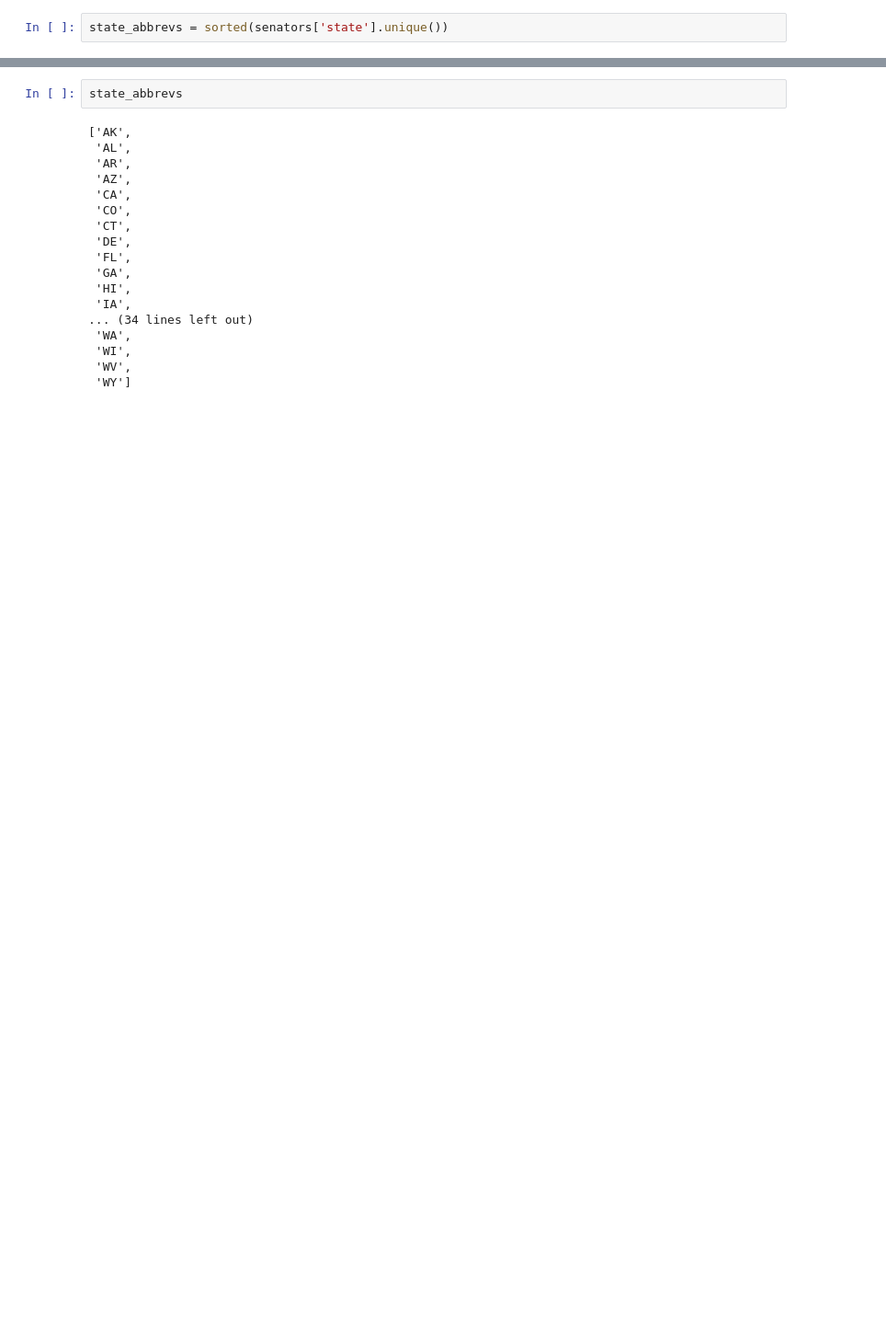
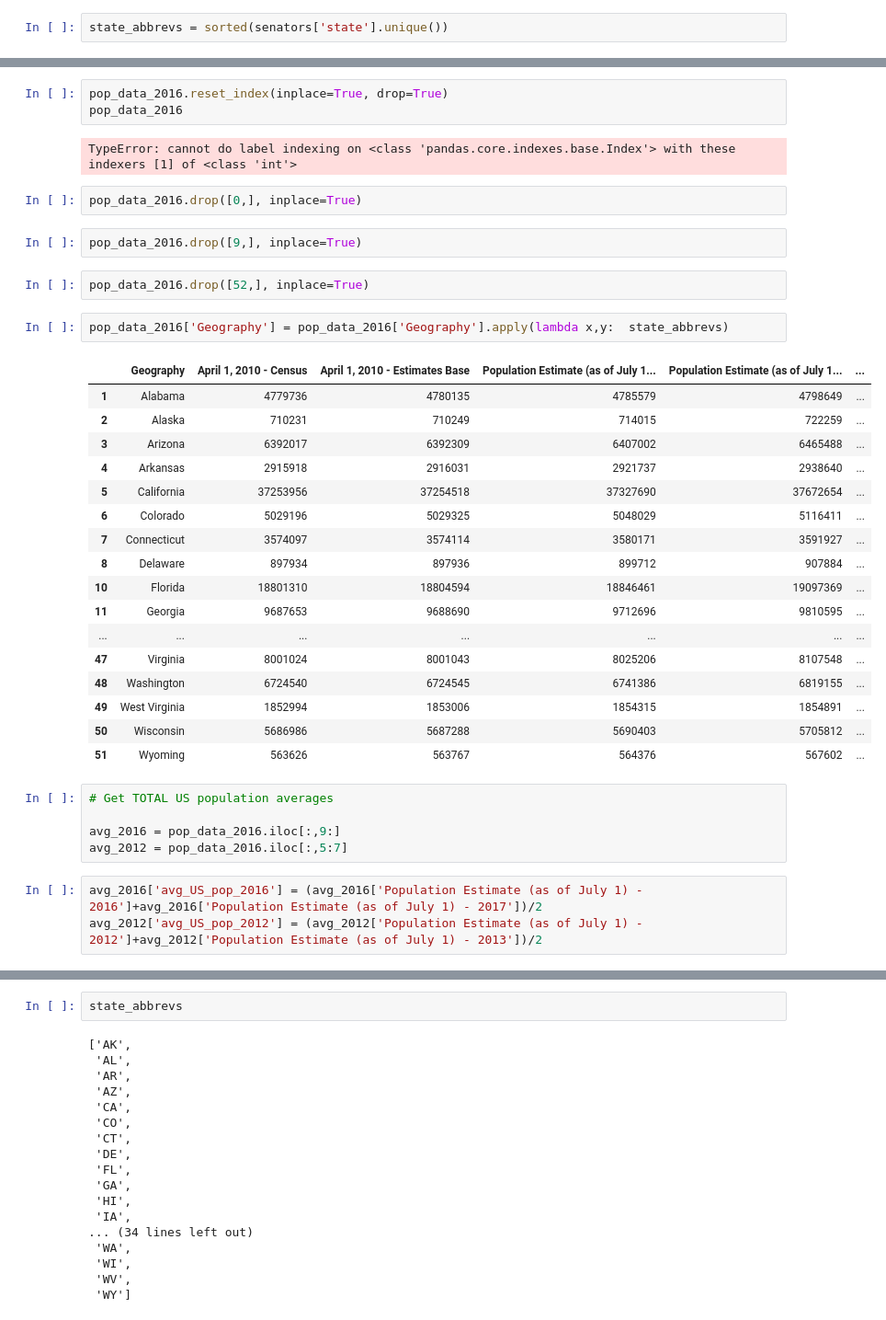
Before and after one commit to lorarjohns/US_Incarceration_Prelim, a Jupyter notebook: Hypothesis 2.ipynb, the cells around one changed output, grey strips where cells are left out. Shown at 92% size. Saved outputs shown, nothing was run; the diff lists cells and outputs as text; blank space fills up the shorter version.

Commit message:
Committing changes and data cleaning to H2

```diff
--- a/Hypothesis 2.ipynb
+++ b/Hypothesis 2.ipynb
@@ -119,0 +142,39 @@ pop_data.head()
+# %%
+pop_data_2016.reset_index(inplace=True, drop=True)
+pop_data_2016
+# %% [output]
+TypeError: cannot do label indexing on <class 'pandas.core.indexes.base.Index'> with these indexers [1] of <class 'int'>
+# %%
+pop_data_2016.drop([0,], inplace=True)
+# %%
+pop_data_2016.drop([9,], inplace=True)
+# %%
+pop_data_2016.drop([52,], inplace=True)
+# %%
+pop_data_2016['Geography'] = pop_data_2016['Geography'].apply(lambda x,y:  state_abbrevs)
+# %% [output]
+|  | Geography | April 1, 2010 - Census | April 1, 2010 - Estimates Base | Population Estimate (as of July 1... | Population Estimate (as of July 1... | ... |
+| 1 | Alabama | 4779736 | 4780135 | 4785579 | 4798649 | ... |
+| 2 | Alaska | 710231 | 710249 | 714015 | 722259 | ... |
+| 3 | Arizona | 6392017 | 6392309 | 6407002 | 6465488 | ... |
+| 4 | Arkansas | 2915918 | 2916031 | 2921737 | 2938640 | ... |
+| 5 | California | 37253956 | 37254518 | 37327690 | 37672654 | ... |
+| 6 | Colorado | 5029196 | 5029325 | 5048029 | 5116411 | ... |
+| 7 | Connecticut | 3574097 | 3574114 | 3580171 | 3591927 | ... |
+| 8 | Delaware | 897934 | 897936 | 899712 | 907884 | ... |
+| 10 | Florida | 18801310 | 18804594 | 18846461 | 19097369 | ... |
+| 11 | Georgia | 9687653 | 9688690 | 9712696 | 9810595 | ... |
+| ... | ... | ... | ... | ... | ... | ... |
+| 47 | Virginia | 8001024 | 8001043 | 8025206 | 8107548 | ... |
+| 48 | Washington | 6724540 | 6724545 | 6741386 | 6819155 | ... |
+| 49 | West Virginia | 1852994 | 1853006 | 1854315 | 1854891 | ... |
+| 50 | Wisconsin | 5686986 | 5687288 | 5690403 | 5705812 | ... |
+| 51 | Wyoming | 563626 | 563767 | 564376 | 567602 | ... |
+# %%
+# Get TOTAL US population averages
+
+avg_2016 = pop_data_2016.iloc[:,9:]
+avg_2012 = pop_data_2016.iloc[:,5:7]
+# %%
+avg_2016['avg_US_pop_2016'] = (avg_2016['Population Estimate (as of July 1) - 2016']+avg_2016['Population Estimate (as of July 1) - 2017'])/2
+avg_2012['avg_US_pop_2012'] = (avg_2012['Population Estimate (as of July 1) - 2012']+avg_2012['Population Estimate (as of July 1) - 2013'])/2
```
Also changed, not shown: parts of 11 cells of this notebook, 22 other files.
